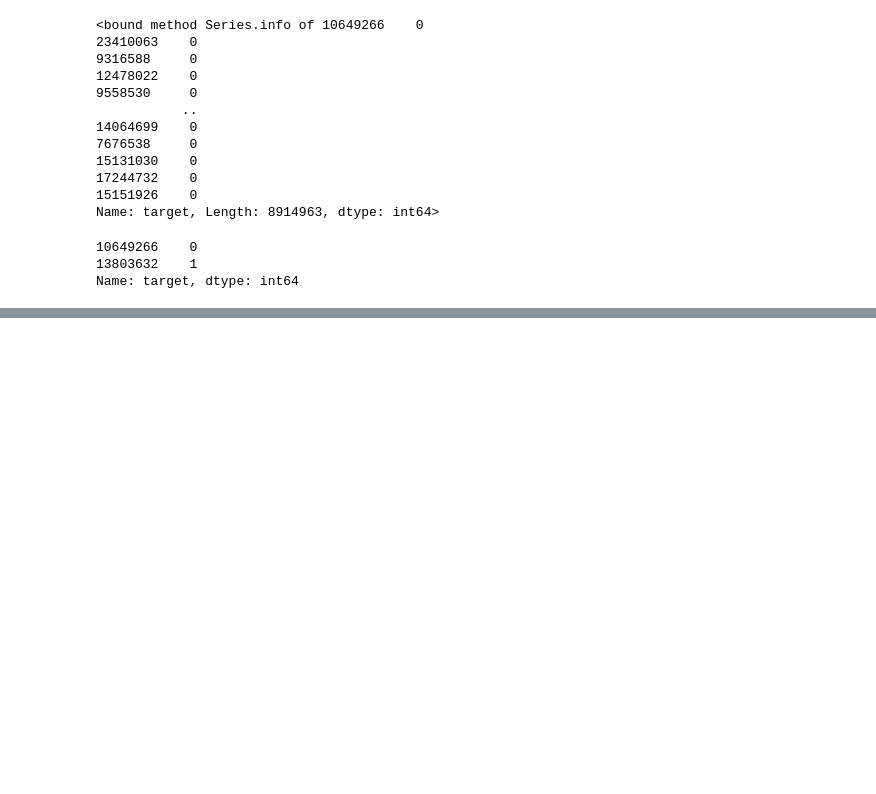
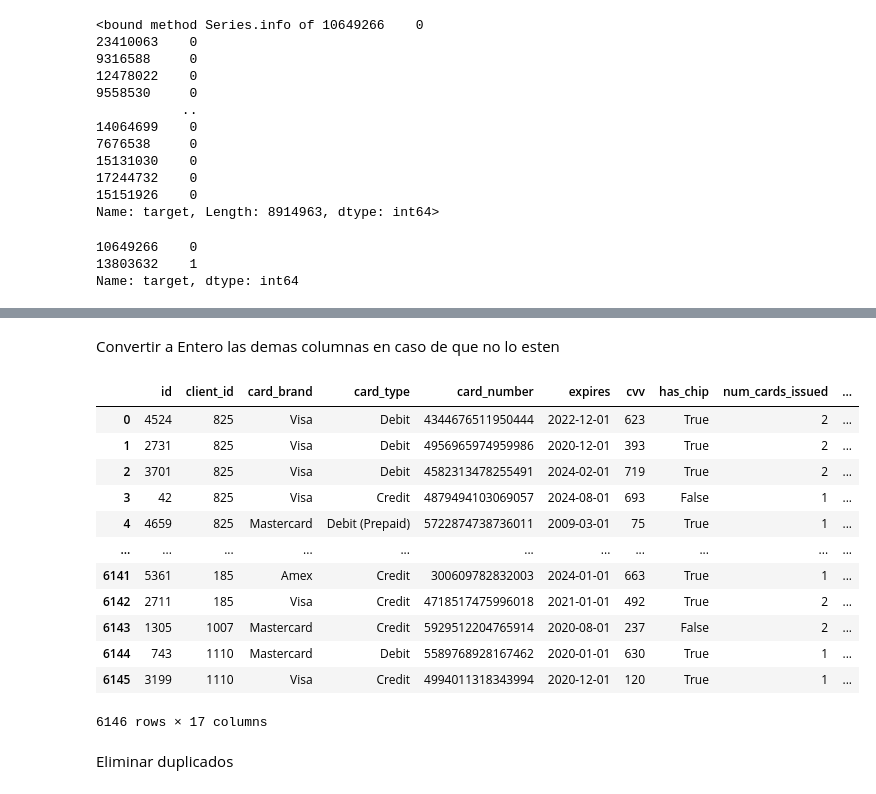
Before and after one commit to robertomalave/Practica_G11, a Jupyter notebook: desarrolloG11.ipynb, the cells around one changed output, grey strips where cells are left out. Drawn from its saved outputs; the diff is of its cells as text; code cells hidden in the pictures; blank space fills up the shorter version.

```diff
--- a/desarrolloG11.ipynb
+++ b/desarrolloG11.ipynb
@@ -856,0 +1139,3 @@ Name: target, dtype: int64
+# %%
+df_cards['acct_open_date'] = df_cards['acct_open_date_dt']
+df_cards = df_cards.drop(columns=['acct_open_date_str','acct_open_date_dt'])
@@ -856,0 +1144,3 @@ Name: target, dtype: int64
+# %%
+df_cards['expires'] = df_cards['expires_dt']
+df_cards = df_cards.drop(columns=['expires_str','expires_dt'])
@@ -856,0 +1149,6 @@ Name: target, dtype: int64
+# %%
+df_cards['acct_open_year']  = df_cards['acct_open_date'].dt.year.astype('Int64')
+df_cards['acct_open_month'] = df_cards['acct_open_date'].dt.month.astype('Int64')
+
+df_cards['expires_year']  = df_cards['expires'].dt.year.astype('Int64')
+df_cards['expires_month'] = df_cards['expires'].dt.month.astype('Int64')
@@ -856,0 +1189,26 @@ Name: target, dtype: int64
+# %% [markdown]
+Convertir a Entero las demas columnas en caso de que no lo esten
+# %%
+df_cards['id']                    = df_cards['id'].astype('int64')
+df_cards['client_id']             = df_cards['client_id'].astype('int64')
+df_cards['num_cards_issued']      = df_cards['num_cards_issued'].astype('int64')
+df_cards['year_pin_last_changed'] = df_cards['year_pin_last_changed'].astype('Int64')
+df_cards['cvv']                   = df_cards['cvv'].astype('int64')
+# %%
+df_cards
+# %% [output]
+|  | id | client_id | card_brand | card_type | card_number | expires | cvv | has_chip | num_cards_issued | ... |
+| 0 | 4524 | 825 | Visa | Debit | 4344676511950444 | 2022-12-01 | 623 | True | 2 | ... |
+| 1 | 2731 | 825 | Visa | Debit | 4956965974959986 | 2020-12-01 | 393 | True | 2 | ... |
+| 2 | 3701 | 825 | Visa | Debit | 4582313478255491 | 2024-02-01 | 719 | True | 2 | ... |
+| 3 | 42 | 825 | Visa | Credit | 4879494103069057 | 2024-08-01 | 693 | False | 1 | ... |
+| 4 | 4659 | 825 | Mastercard | Debit (Prepaid) | 5722874738736011 | 2009-03-01 | 75 | True | 1 | ... |
+| ... | ... | ... | ... | ... | ... | ... | ... | ... | ... | ... |
+| 6141 | 5361 | 185 | Amex | Credit | 300609782832003 | 2024-01-01 | 663 | True | 1 | ... |
+| 6142 | 2711 | 185 | Visa | Credit | 4718517475996018 | 2021-01-01 | 492 | True | 2 | ... |
+| 6143 | 1305 | 1007 | Mastercard | Credit | 5929512204765914 | 2020-08-01 | 237 | False | 2 | ... |
+| 6144 | 743 | 1110 | Mastercard | Debit | 5589768928167462 | 2020-01-01 | 630 | True | 1 | ... |
+| 6145 | 3199 | 1110 | Visa | Credit | 4994011318343994 | 2020-12-01 | 120 | True | 1 | ... |
+6146 rows × 17 columns
+# %% [markdown]
+Eliminar duplicados
```
Also changed, not shown: parts of 50 cells of this notebook.
